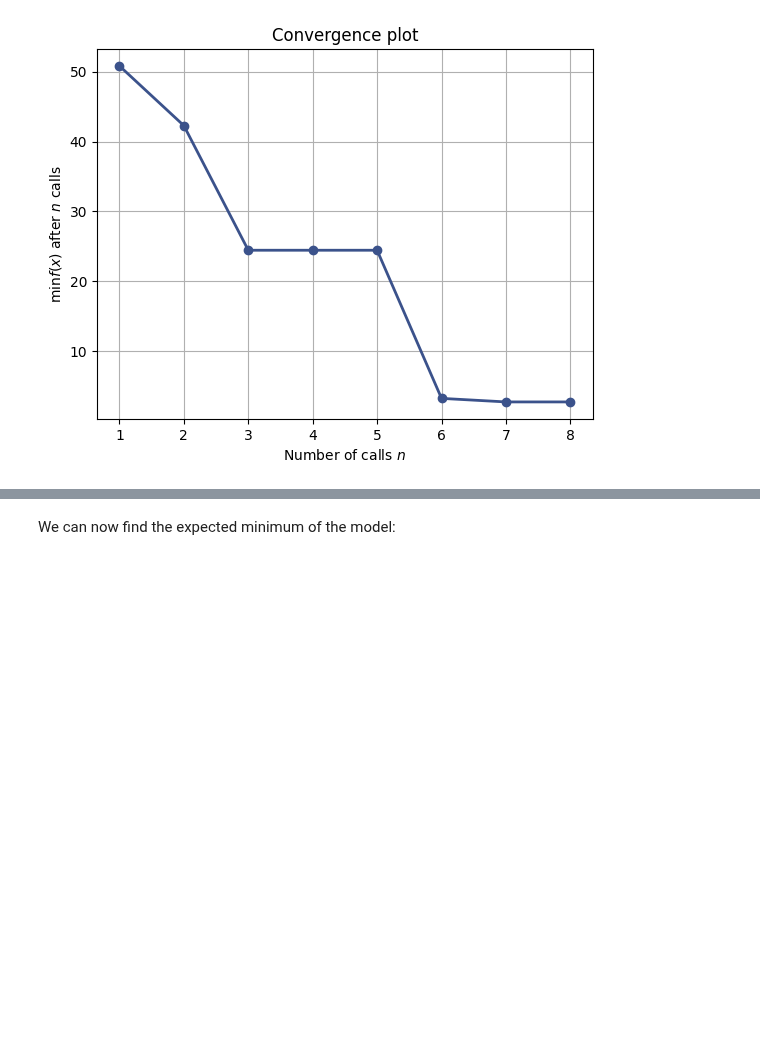
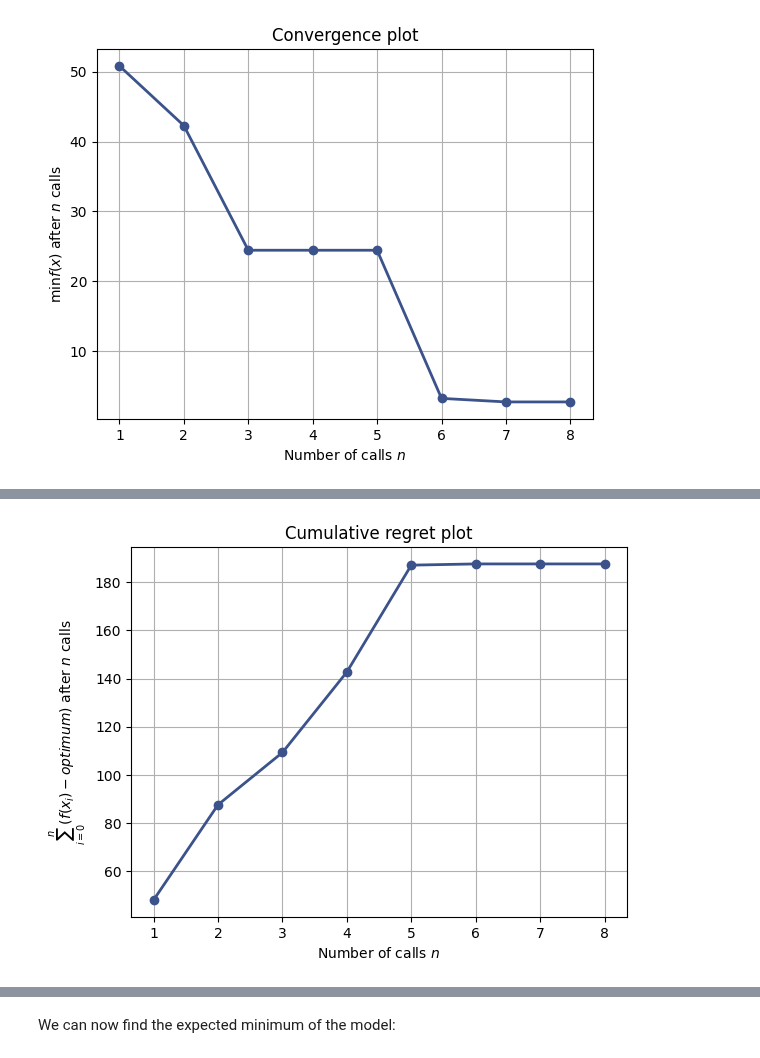
Before and after one commit to novonordisk-research/ProcessOptimizer, a Jupyter notebook: examples/color_pH.ipynb, the cells around one changed output, grey strips where cells are left out. Saved outputs shown, nothing was run; the diff lists cells and outputs as text; code cells hidden in the pictures; blank space fills up the shorter version.

```diff
--- a/examples/color_pH.ipynb
+++ b/examples/color_pH.ipynb
@@ -97,0 +108,4 @@ po.plot_convergence(result);
+# %%
+po.plots.plot_regret(result);
+# %% [output]
+[figure, added]
```
Also changed, not shown: parts of 9 cells of this notebook.
